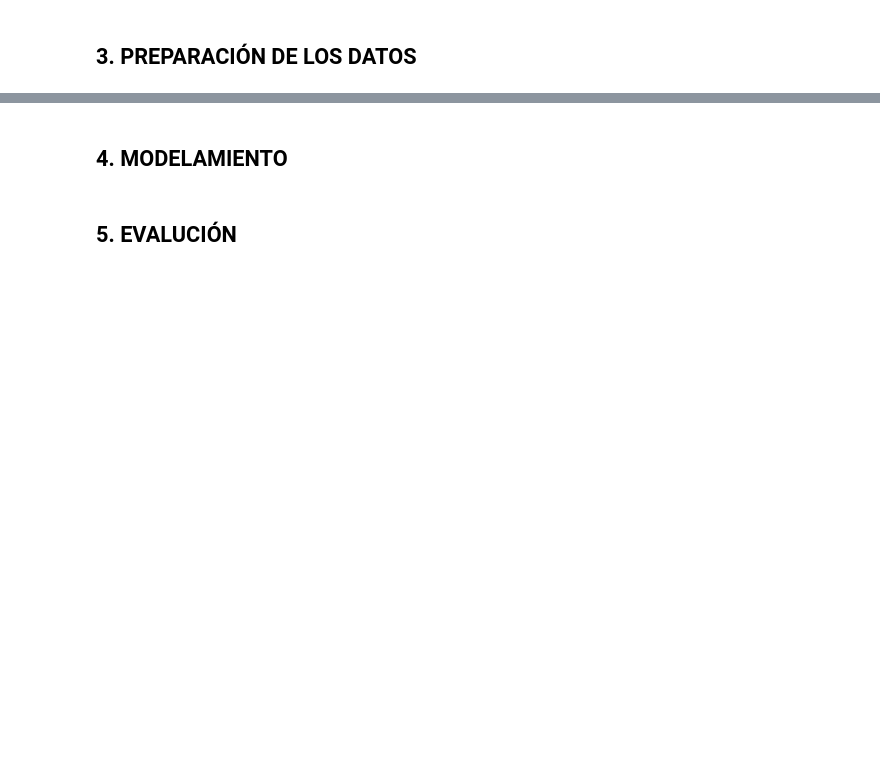
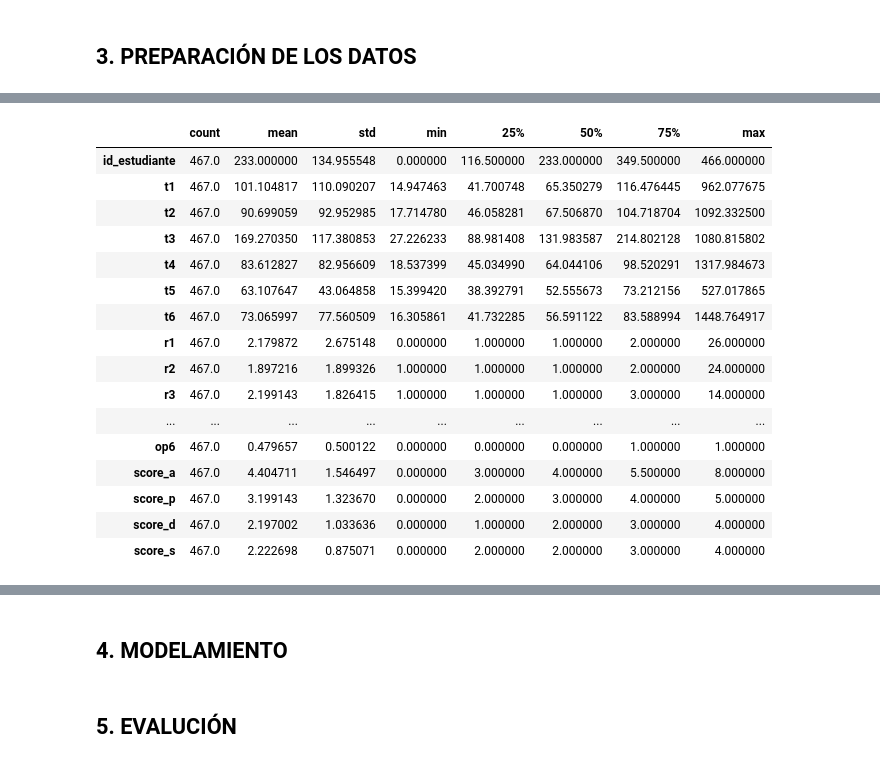
Before and after one commit to edgar-ramxs/RecSysUnab, a Jupyter notebook: RecSysUnab.ipynb, the cells around one changed output, grey strips where cells are left out. Saved outputs shown, nothing was run; the diff lists cells and outputs as text; code cells hidden in the pictures; blank space fills up the shorter version.

```diff
--- a/RecSysUnab.ipynb
+++ b/RecSysUnab.ipynb
@@ -570,0 +764,19 @@ df_prueba_diagnostico.head()
+# %%
+# 't1', 't2', 't3', 't4', 't5', 't6'
+# 'r1', 'r2', 'r3', 'r4', 'r5', 'r6'
+# 'p1', 'p2', 'p3', 'p4', 'p5', 'p6'
+# 'sv1', 'sv2', 'sv3', 'sv4', 'sv5', 'sv6'
+# 'op1', 'op2', 'op3', 'op4', 'op5', 'op6'
+# 'score', 'score_a', 'score_p', 'score_d', 'score_s'
+
+
+# Filtrar y crear un nuevo DataFrame con columnas específicas del DataFrame original 'df_data_a'
+df_prueba_diagnostico = df_data_a[['t1', 't2', 't3', 't4', 't5', 't6', 'r1', 'r2', 'r3', 'r4', 'r5', 'r6', 'p1', 'p2', 'p3', 'p4', 'p5', 'p6', 'op1', 'op2', 'op3', 'op4', 'op5', 'op6', 'score_a', 'score_p', 'score_d', 'score_s']]
+
+# Agregar una nueva columna 'id_estudiante' al DataFrame 'df_prueba_diagnostico' utilizando el identificador 'rut' del DataFrame original
+df_prueba_diagnostico['id_estudiante'] = df_data_a['rut']
+
+df_prueba_diagnostico = df_prueba_diagnostico[['id_estudiante', 't1', 't2', 't3', 't4', 't5', 't6', 'r1', 'r2', 'r3', 'r4', 'r5', 'r6', 'p1', 'p2', 'p3', 'p4', 'p5', 'p6', 'op1', 'op2', 'op3', 'op4', 'op5', 'op6', 'score_a', 'score_p', 'score_d', 'score_s']]
+
+# Mostrar las primeras cinco filas del DataFrame 'df_prueba_diagnostico' para verificar su contenido
+df_prueba_diagnostico.head()
@@ -570,0 +811,20 @@ df_prueba_diagnostico.head()
+# %%
+df_prueba_diagnostico.describe().T
+# %% [output]
+|  | count | mean | std | min | 25% | 50% | 75% | max |
+| id_estudiante | 467.0 | 233.000000 | 134.955548 | 0.000000 | 116.500000 | 233.000000 | 349.500000 | 466.000000 |
+| t1 | 467.0 | 101.104817 | 110.090207 | 14.947463 | 41.700748 | 65.350279 | 116.476445 | 962.077675 |
+| t2 | 467.0 | 90.699059 | 92.952985 | 17.714780 | 46.058281 | 67.506870 | 104.718704 | 1092.332500 |
+| t3 | 467.0 | 169.270350 | 117.380853 | 27.226233 | 88.981408 | 131.983587 | 214.802128 | 1080.815802 |
+| t4 | 467.0 | 83.612827 | 82.956609 | 18.537399 | 45.034990 | 64.044106 | 98.520291 | 1317.984673 |
+| t5 | 467.0 | 63.107647 | 43.064858 | 15.399420 | 38.392791 | 52.555673 | 73.212156 | 527.017865 |
+| t6 | 467.0 | 73.065997 | 77.560509 | 16.305861 | 41.732285 | 56.591122 | 83.588994 | 1448.764917 |
+| r1 | 467.0 | 2.179872 | 2.675148 | 0.000000 | 1.000000 | 1.000000 | 2.000000 | 26.000000 |
+| r2 | 467.0 | 1.897216 | 1.899326 | 1.000000 | 1.000000 | 1.000000 | 2.000000 | 24.000000 |
+| r3 | 467.0 | 2.199143 | 1.826415 | 1.000000 | 1.000000 | 1.000000 | 3.000000 | 14.000000 |
+| ... | ... | ... | ... | ... | ... | ... | ... | ... |
+| op6 | 467.0 | 0.479657 | 0.500122 | 0.000000 | 0.000000 | 0.000000 | 1.000000 | 1.000000 |
+| score_a | 467.0 | 4.404711 | 1.546497 | 0.000000 | 3.000000 | 4.000000 | 5.500000 | 8.000000 |
+| score_p | 467.0 | 3.199143 | 1.323670 | 0.000000 | 2.000000 | 3.000000 | 4.000000 | 5.000000 |
+| score_d | 467.0 | 2.197002 | 1.033636 | 0.000000 | 1.000000 | 2.000000 | 3.000000 | 4.000000 |
+| score_s | 467.0 | 2.222698 | 0.875071 | 0.000000 | 2.000000 | 2.000000 | 3.000000 | 4.000000 |
```
Also changed, not shown: parts of 146 cells of this notebook, 31 other files.
